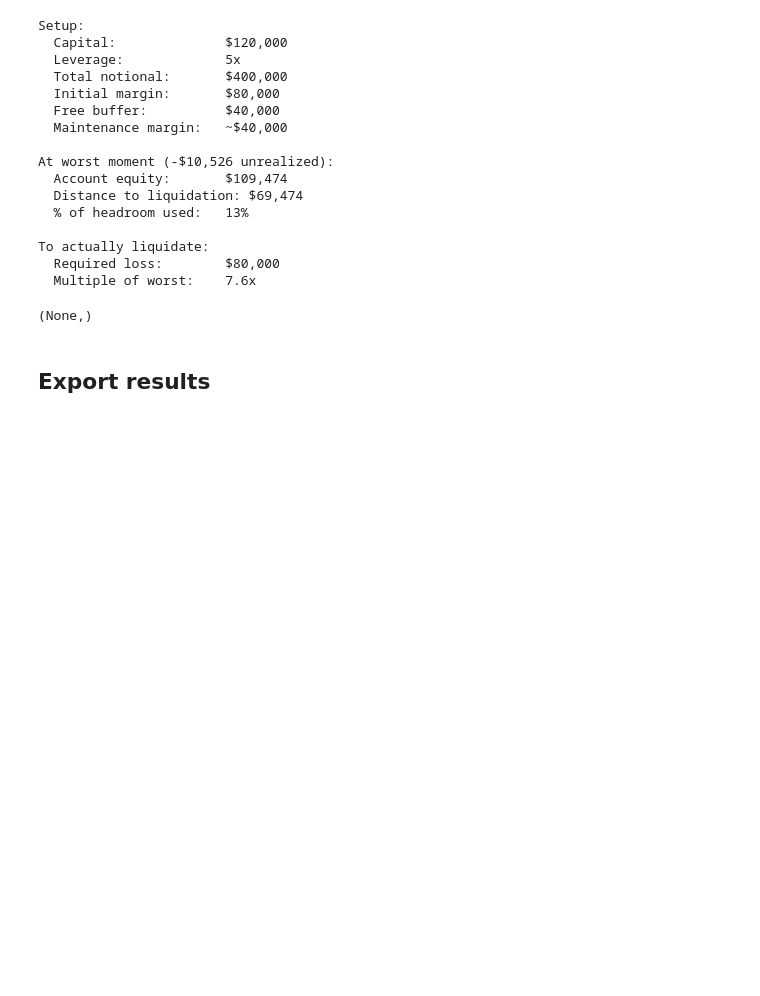
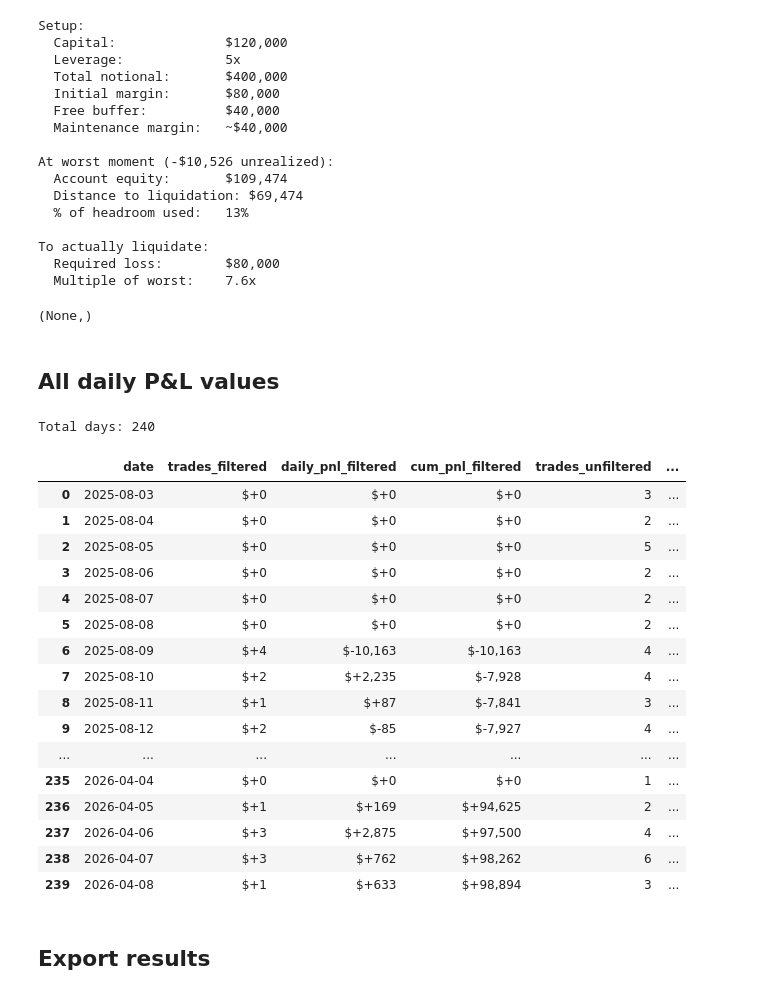
Before and after one commit to josecyc/hypemm, a Jupyter notebook: verification/risk_analysis_reservoir.ipynb, the cells around one changed output. Cells and saved outputs as stored; diff of their text form; code cells hidden in the pictures; blank space fills up the shorter version.

Commit message:
Add daily P&L table to risk analysis notebooks
New cell merges filtered and unfiltered daily equity into a single
table with trades/day, daily P&L, and cumulative P&L columns side by side.
Shows all days in the backtest (197 for API, 240 for reservoir) so every
day's performance is inspectable.

Co-Authored-By: Claude Opus 4.6 (1M context) <noreply@anthropic.com>

```diff
--- a/verification/risk_analysis_reservoir.ipynb
+++ b/verification/risk_analysis_reservoir.ipynb
@@ -466,6 +466,61 @@ To actually liquidate:
   Required loss:        $80,000
   Multiple of worst:    7.6x
 (None,)
+# %% [markdown]
+## All daily P&L values
+# %%
+# Show all daily P&L values for both unfiltered and filtered backtests
+
+# Build comparison table
+daily_comparison = eq_filt[['date', 'daily_pnl', 'cumulative_pnl', 'num_trades']].copy()
+daily_comparison = daily_comparison.rename(columns={
+    'daily_pnl': 'daily_pnl_filtered',
+    'cumulative_pnl': 'cum_pnl_filtered',
+    'num_trades': 'trades_filtered',
+})
+
+eq_uf = eq[['date', 'daily_pnl', 'cumulative_pnl', 'num_trades']].rename(columns={
+    'daily_pnl': 'daily_pnl_unfiltered',
+    'cumulative_pnl': 'cum_pnl_unfiltered',
+    'num_trades': 'trades_unfiltered',
+})
+
+daily_table = pd.merge(daily_comparison, eq_uf, on='date', how='outer').sort_values('date').reset_index(drop=True)
+daily_table = daily_table.fillna(0)
+daily_table['date'] = daily_table['date'].dt.strftime('%Y-%m-%d')
+
+# Order columns nicely
+daily_table = daily_table[['date',
+    'trades_filtered', 'daily_pnl_filtered', 'cum_pnl_filtered',
+    'trades_unfiltered', 'daily_pnl_unfiltered', 'cum_pnl_unfiltered']]
+
+print(f'Total days: {len(daily_table)}')
+print()
+
+# Show full table with pandas display options
+pd.set_option('display.max_rows', None)
+pd.set_option('display.float_format', lambda x: f'${x:+,.0f}')
+
+daily_table
+# %% [output]
+Total days: 240
+|  | date | trades_filtered | daily_pnl_filtered | cum_pnl_filtered | trades_unfiltered | ... |
+| 0 | 2025-08-03 | $+0 | $+0 | $+0 | 3 | ... |
+| 1 | 2025-08-04 | $+0 | $+0 | $+0 | 2 | ... |
+| 2 | 2025-08-05 | $+0 | $+0 | $+0 | 5 | ... |
+| 3 | 2025-08-06 | $+0 | $+0 | $+0 | 2 | ... |
+| 4 | 2025-08-07 | $+0 | $+0 | $+0 | 2 | ... |
+| 5 | 2025-08-08 | $+0 | $+0 | $+0 | 2 | ... |
+| 6 | 2025-08-09 | $+4 | $-10,163 | $-10,163 | 4 | ... |
+| 7 | 2025-08-10 | $+2 | $+2,235 | $-7,928 | 4 | ... |
+| 8 | 2025-08-11 | $+1 | $+87 | $-7,841 | 3 | ... |
+| 9 | 2025-08-12 | $+2 | $-85 | $-7,927 | 4 | ... |
+| ... | ... | ... | ... | ... | ... | ... |
+| 235 | 2026-04-04 | $+0 | $+0 | $+0 | 1 | ... |
+| 236 | 2026-04-05 | $+1 | $+169 | $+94,625 | 2 | ... |
+| 237 | 2026-04-06 | $+3 | $+2,875 | $+97,500 | 4 | ... |
+| 238 | 2026-04-07 | $+3 | $+762 | $+98,262 | 6 | ... |
+| 239 | 2026-04-08 | $+1 | $+633 | $+98,894 | 3 | ... |
 # %% [markdown]
 ## Export results
 # %%
```
